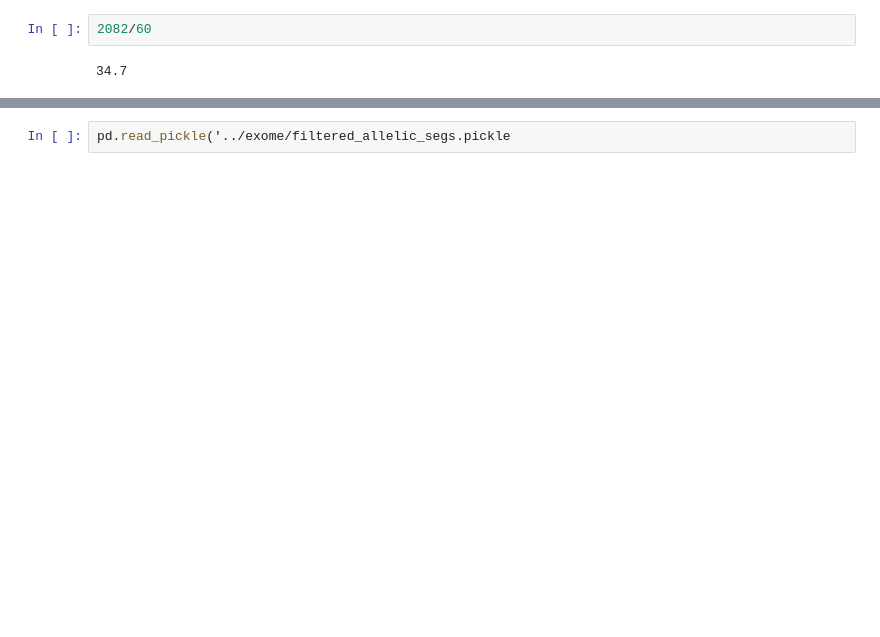
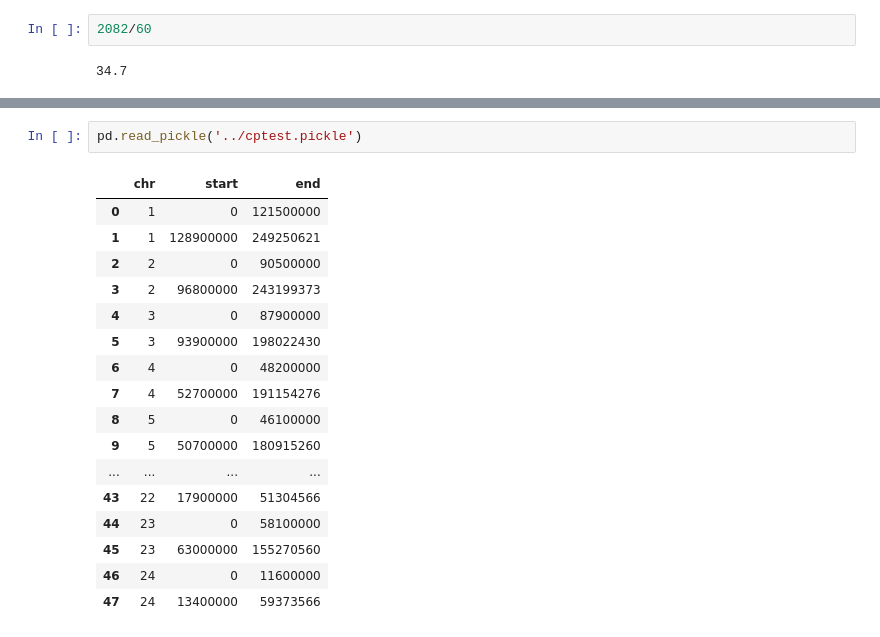
Before and after one commit to getzlab/HapASeg, a Jupyter notebook: wolF/coverage_workflow.ipynb, the cells around one changed output, grey strips where cells are left out. Cells and saved outputs as stored; diff of their text form; blank space fills up the shorter version.

```diff
--- a/wolF/coverage_workflow.ipynb
+++ b/wolF/coverage_workflow.ipynb
@@ -209,2 +256,20 @@ acdp_task = hapaseg.Hapaseg_run_acdp(
 # %%
-pd.read_pickle('../exome/filtered_allelic_segs.pickle
+pd.read_pickle('../cptest.pickle')
+# %% [output]
+|  | chr | start | end |
+| 0 | 1 | 0 | 121500000 |
+| 1 | 1 | 128900000 | 249250621 |
+| 2 | 2 | 0 | 90500000 |
+| 3 | 2 | 96800000 | 243199373 |
+| 4 | 3 | 0 | 87900000 |
+| 5 | 3 | 93900000 | 198022430 |
+| 6 | 4 | 0 | 48200000 |
+| 7 | 4 | 52700000 | 191154276 |
+| 8 | 5 | 0 | 46100000 |
+| 9 | 5 | 50700000 | 180915260 |
+| ... | ... | ... | ... |
+| 43 | 22 | 17900000 | 51304566 |
+| 44 | 23 | 0 | 58100000 |
+| 45 | 23 | 63000000 | 155270560 |
+| 46 | 24 | 0 | 11600000 |
+| 47 | 24 | 13400000 | 59373566 |
```
Also changed, not shown: parts of 18 cells of this notebook, 4 other files.
